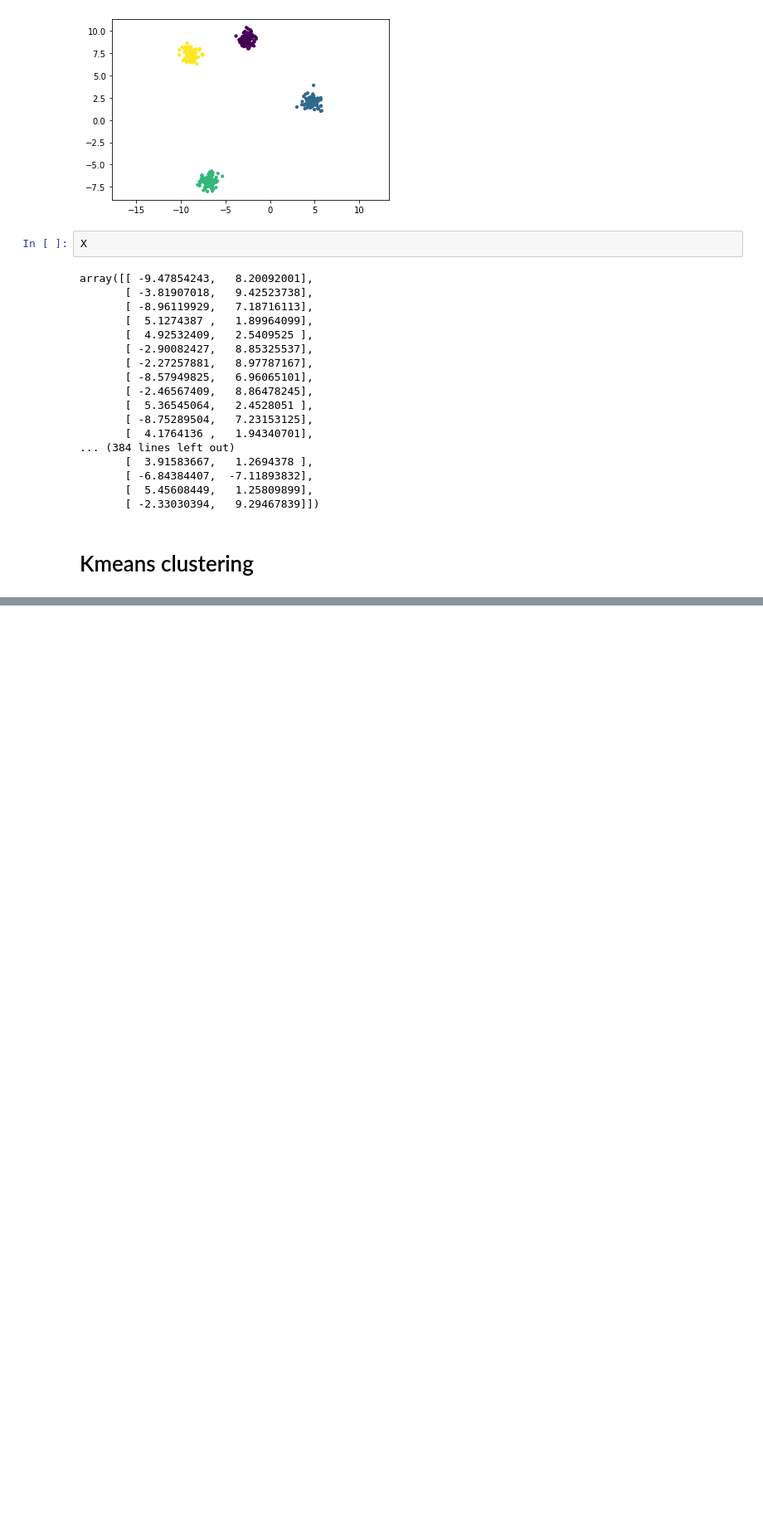
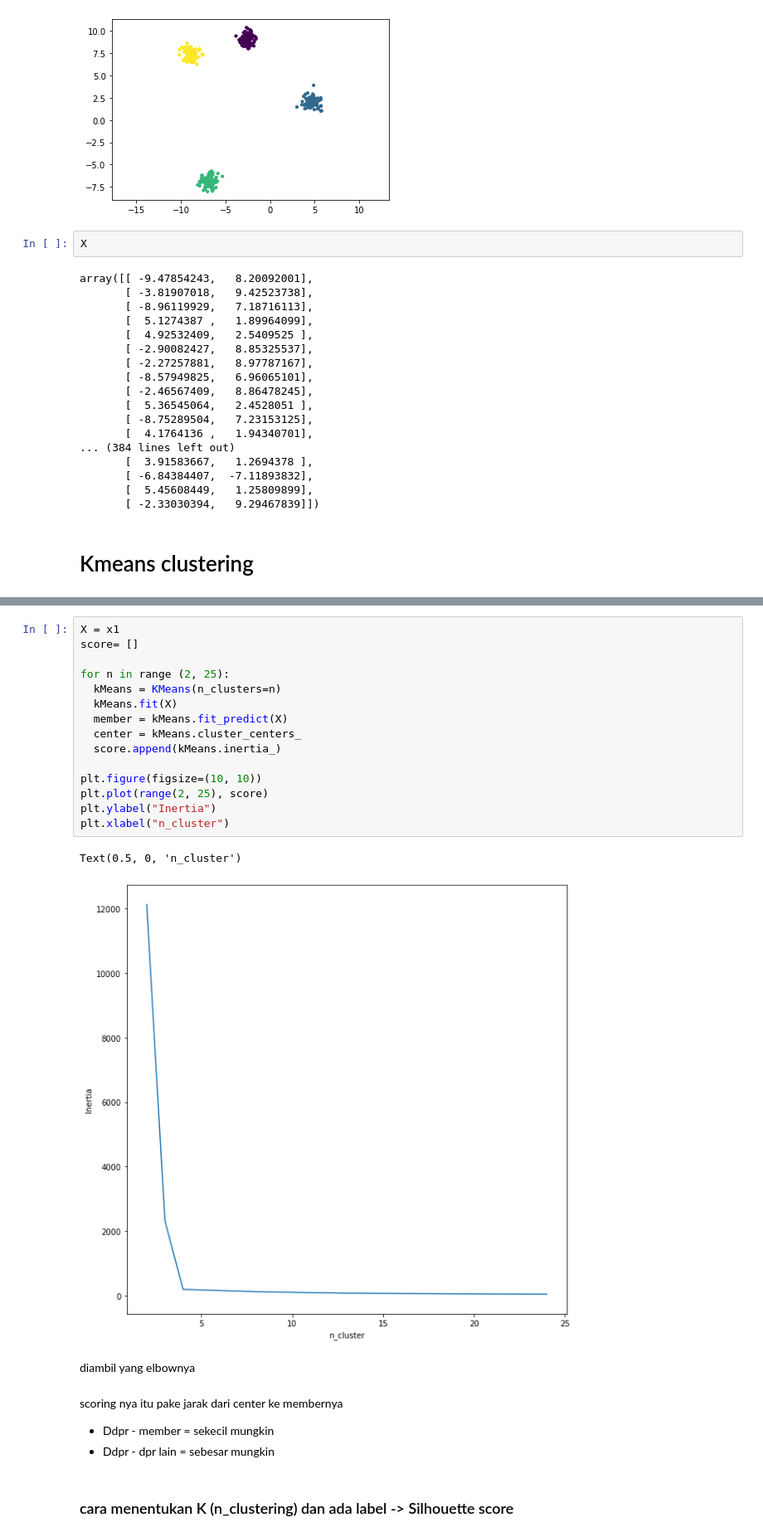
Before and after one commit to FransiscoReadyPermana/unsupervised_learning, a Jupyter notebook: 18 - Unsupervised Learning/01 - Clustering/part2-ClusteringWithSckitlearn.ipynb, the cells around one changed output, grey strips where cells are left out. Shown at 83% size. Drawn from its saved outputs; the diff is of its cells as text; blank space fills up the shorter version.

```diff
--- a/18 - Unsupervised Learning/01 - Clustering/part2-ClusteringWithSckitlearn.ipynb
+++ b/18 - Unsupervised Learning/01 - Clustering/part2-ClusteringWithSckitlearn.ipynb
@@ -79,0 +94,26 @@ array([[-8.8837694 ,  7.3527418 ],
+# %%
+X = x1
+score= []
+
+for n in range (2, 25):
+  kMeans = KMeans(n_clusters=n)
+  kMeans.fit(X)
+  member = kMeans.fit_predict(X)
+  center = kMeans.cluster_centers_
+  score.append(kMeans.inertia_)
+
+plt.figure(figsize=(10, 10))
+plt.plot(range(2, 25), score)
+plt.ylabel("Inertia")
+plt.xlabel("n_cluster")
+# %% [output]
+Text(0.5, 0, 'n_cluster')
+[figure, added]
+# %% [markdown]
+diambil yang elbownya
+# %% [markdown]
+scoring nya itu pake jarak dari center ke membernya
+- Ddpr - member = sekecil mungkin
+- Ddpr - dpr lain = sebesar mungkin
+# %% [markdown]
+### cara menentukan K (n_clustering) dan ada label -> Silhouette score
```
Also changed, not shown: parts of 31 cells of this notebook.
